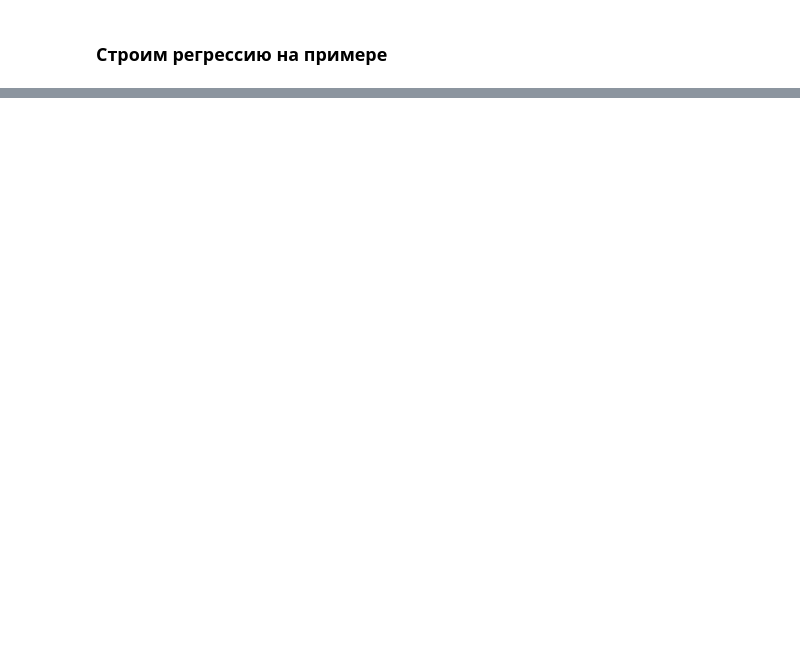
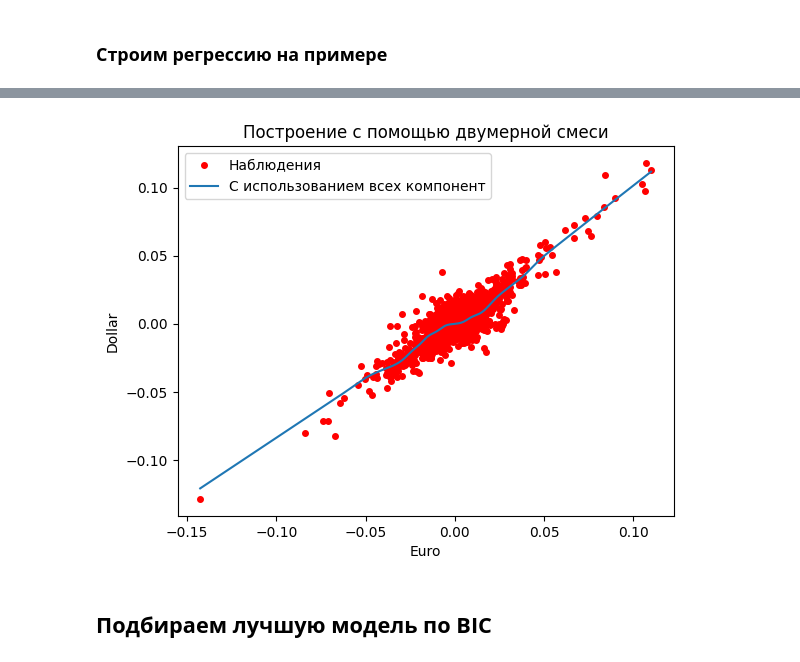
Before and after one commit to AnfimovAleksandr/mag_diploma, a Jupyter notebook: Двумерная_смесь.ipynb, the cells around one changed output, grey strips where cells are left out. Saved outputs shown, nothing was run; the diff lists cells and outputs as text; code cells hidden in the pictures; blank space fills up the shorter version.

```diff
--- a/Двумерная_смесь.ipynb
+++ b/Двумерная_смесь.ipynb
@@ -299,0 +231,16 @@ plt.show()
+# %%
+def p_a(a, gmm):
+    return norm.pdf(a, gmm.means_[:, 0], gmm.covariances_[:, 0, 0] ** 0.5) * gmm.weights_
+
+# def p_a_i(a, gmm, i):
+#     return norm.pdf(a, gmm.means_[i, 0], gmm.covariances_[i, 0, 0] ** 0.5)
+
+def E_y_a (a, gmm):
+    return gmm.means_[:, 1] + gmm.covariances_[:, 0, 1] * (a - gmm.means_[:, 0]) / gmm.covariances_[:, 0, 0]
+# %%
+minimum = int(min(np_data_euro)[0] * 1000 - 1)
+maximum = int(max(np_data_euro)[0] * 1000 + 10)
+a_s = [i / 1000 for i in range(minimum, maximum)]
+res = []
+p_a_s = p_a(np.array(a_s).reshape(-1, 1), best_2_dim_gmm)
+res = (E_y_a(np.array(a_s).reshape(-1, 1), best_2_dim_gmm) * p_a_s).sum(axis= 1) / p_a_s.sum(axis = 1)
@@ -299,0 +250,12 @@ plt.show()
+# %%
+plt.title('Построение с помощью двумерной смеси')
+plt.xlabel('Euro')
+plt.ylabel('Dollar')
+plt.plot(np_data_euro, np_data_dollar, 'ro', markersize=4)
+plt.plot(a_s, res)
+plt.legend(['Наблюдения', 'С использованием всех компонент'])
+plt.show()
+# %% [output]
+[figure, added]
+# %% [markdown]
+## **Подбираем лучшую модель по BIC**
```
Also changed, not shown: parts of 18 cells of this notebook, 1 other file.
